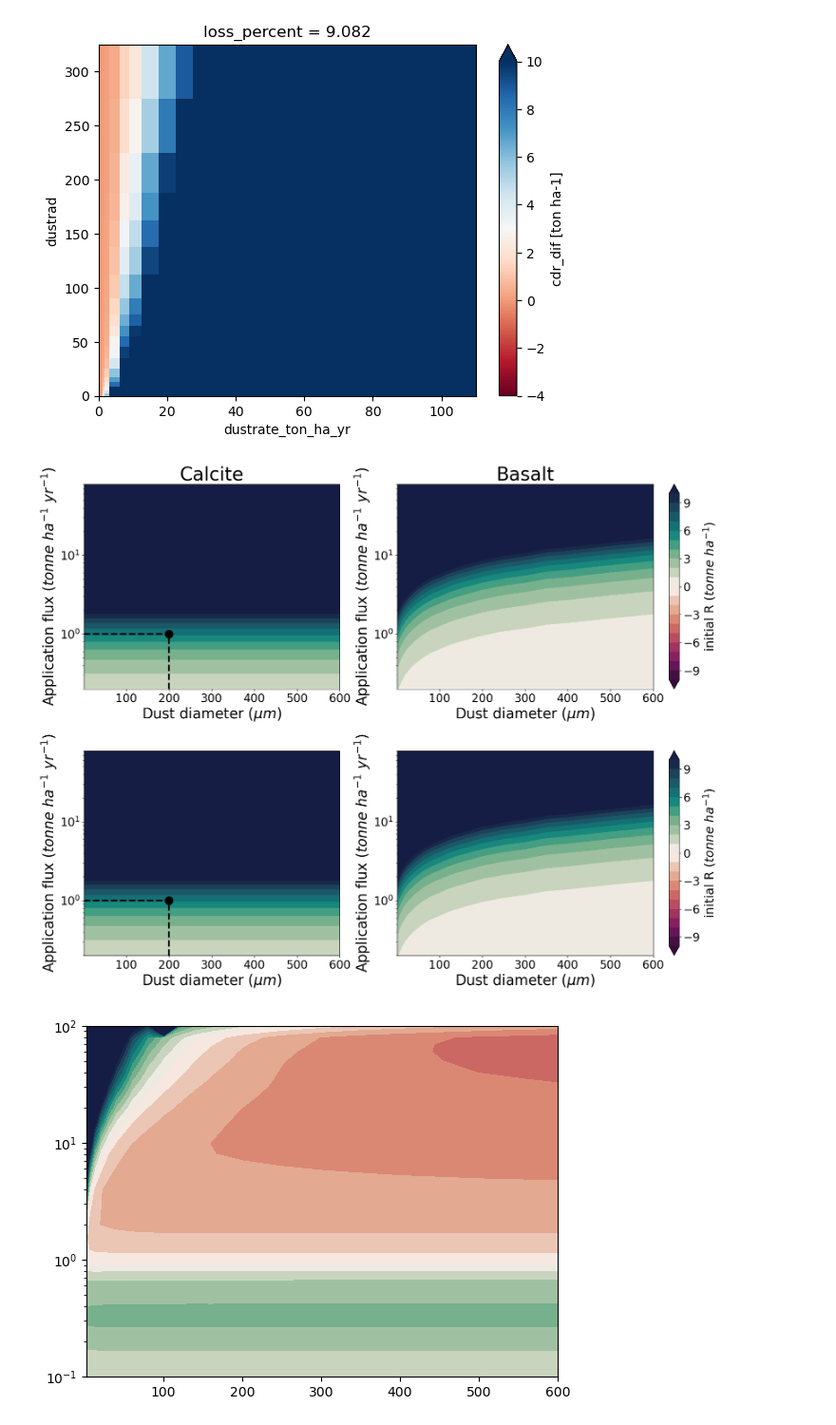
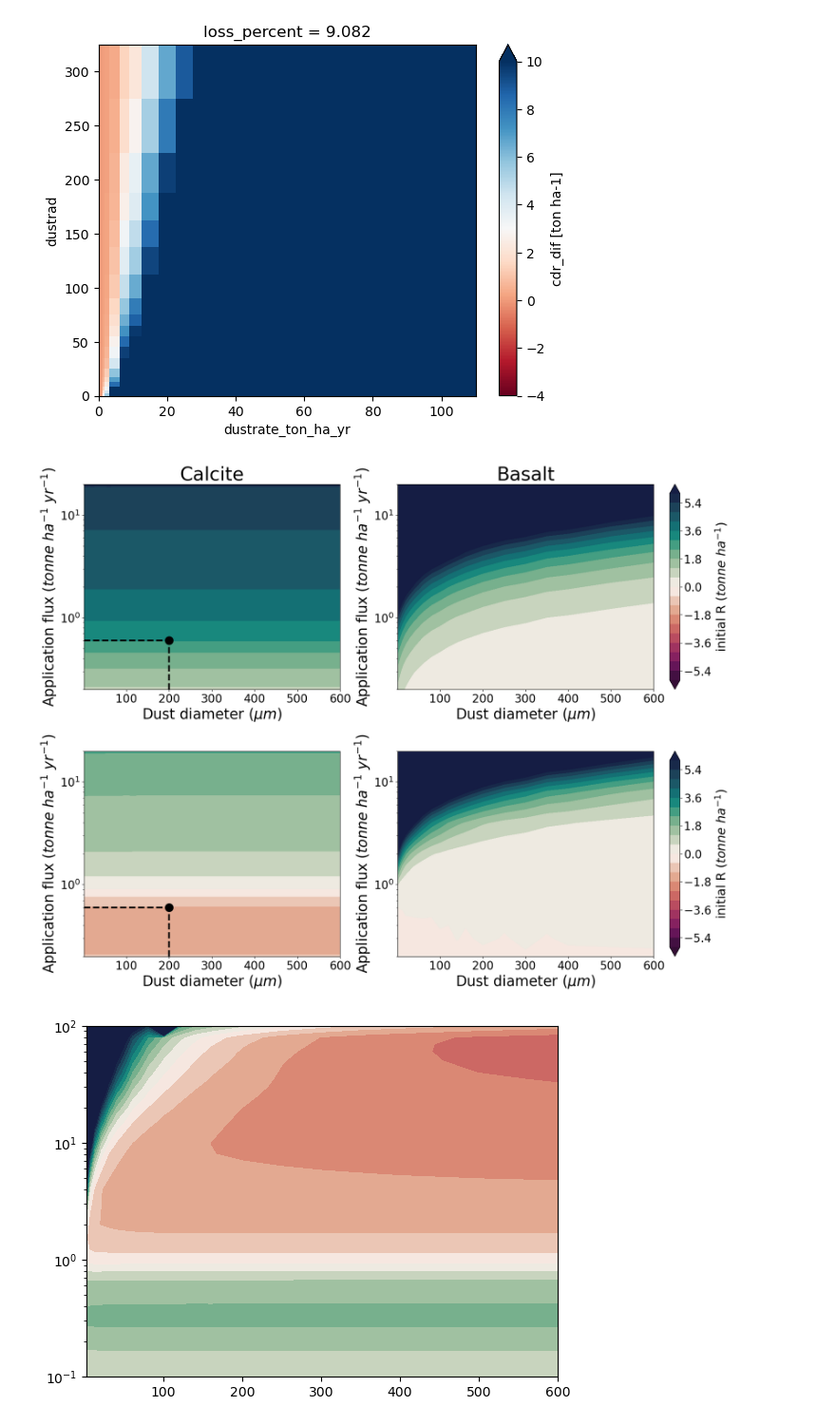
Before and after one commit to carbonplan/ew-workflows, a Jupyter notebook: scripts/scepter/figures/Fx_bas_v_agl_netR.ipynb, the cells around one changed output. Shown at 95% size. Drawn from its saved outputs; the diff is of its cells as text; code cells hidden in the pictures.

```diff
--- a/scripts/scepter/figures/Fx_bas_v_agl_netR.ipynb
+++ b/scripts/scepter/figures/Fx_bas_v_agl_netR.ipynb
@@ -20,33 +20,46 @@ import pickle
 import os
 import re
 import glob
+import s3fs
 from matplotlib.gridspec import GridSpec
 from matplotlib.colors import Normalize
 from matplotlib.cm import ScalarMappable
 
 
 # set data path
-datpath = "/home/tykukla/ew-workflows/scripts/scepter/process/runs/batch_postproc_tmp/cc-sil_psize_apprate"
+# datpath = "/home/tykukla/ew-workflows/scripts/scepter/process/runs/batch_postproc_tmp/cc-sil_psize_apprate"
+datpath = "s3://carbonplan-carbon-removal/ew-workflows-data/scepter/postprocessed/cc-sil_psize_apprate"
 
 # --- select which data to read in
 # FERT LEVEL 1
 fertLevel_1 = "hi"
 idx_1 = "001" # [(no tag): 009=0.2 ton cc/ha/yr; 012=0.5 ton cc/ha/yr; 002=0.8 ton cc/ha/yr; 011=1.4 ton cc/ha/yr]
-tag_sil_1 = "base_baek23nodp" # "basev3_multiCTRL"
+tag_sil_1 = "base_psdfull" # "base_baek23nodp" # "basev3_multiCTRL"
 
 # FERT LEVEL 2
 fertLevel_2 = "low"
 idx_2 = "001" # [(no tag): 009=0.2 ton cc/ha/yr; 012=0.5 ton cc/ha/yr; 002=0.8 ton cc/ha/yr; 011=1.4 ton cc/ha/yr]
-tag_sil_2 = "base_baek23nodp"   # "basev3_multiCTRL"
+tag_sil_2 = "base_psdfull" # "base_baek23nodp"   # "basev3_multiCTRL"
 # %%
 # ---- READ IN DATA
+files_on_s3 = True
+
+if files_on_s3:
+    fs = s3fs.S3FileSystem(anon=True)
+
 # CASE 1
 datdir_1 = f"meanAnn_shortRun_{fertLevel_1}Fert_{tag_sil_1}_{idx_1}"
 datloc_1 = os.path.join(datpath, datdir_1)
 # read in xr datasets
-dssil1 = xr.open_dataset(os.path.join(datloc_1, 'ds_sil.nc'))
-dscc1 = xr.open_dataset(os.path.join(datloc_1, 'ds_cc.nc'))
-ds_anom1 = xr.open_dataset(os.path.join(datloc_1, 'ds_anom.nc'))
+if files_on_s3:
+    dssil1 = xr.open_dataset(fs.open(os.path.join(datloc_1, 'ds_sil.nc')))
+    dscc1 = xr.open_dataset(fs.open(os.path.join(datloc_1, 'ds_cc.nc')))
+    ds_anom1 = xr.open_dataset(fs.open(os.path.join(datloc_1, 'ds_anom.nc')))
+else:
+    dssil1 = xr.open_dataset(os.path.join(datloc_1, 'ds_sil.nc'), engine='scipy')
+    dscc1 = xr.open_dataset(os.path.join(datloc_1, 'ds_cc.nc'), engine='netcdf4')
+    ds_anom1 = xr.open_dataset(os.path.join(datloc_1, 'ds_anom.nc'), engine='netcdf4')
+
 # # read in profile data
 # dssil1_v1 = xr.open_dataset(os.path.join(datloc_1, f"{varin1}_{dustsp_sil}_{varsuff}.nc"))
 # dscc1_v1 = xr.open_dataset(os.path.join(datloc_1, f"{varin1}_{dustsp_cc}_{varsuff}.nc"))
@@ -57,9 +70,15 @@ ds_anom1 = xr.open_dataset(os.path.join(datloc_1, 'ds_anom.nc'))
 datdir_2 = f"meanAnn_shortRun_{fertLevel_2}Fert_{tag_sil_2}_{idx_2}"
 datloc_2 = os.path.join(datpath, datdir_2)
 # read in xr datasets
-dssil2 = xr.open_dataset(os.path.join(datloc_2, 'ds_sil.nc'))
-dscc2 = xr.open_dataset(os.path.join(datloc_2, 'ds_cc.nc'))
-ds_anom2 = xr.open_dataset(os.path.join(datloc_2, 'ds_anom.nc'))
+if files_on_s3:
+    dssil2 = xr.open_dataset(fs.open(os.path.join(datloc_2, 'ds_sil.nc')))
+    dscc2 = xr.open_dataset(fs.open(os.path.join(datloc_2, 'ds_cc.nc')))
+    ds_anom2 = xr.open_dataset(fs.open(os.path.join(datloc_2, 'ds_anom.nc')))
+else:
+    dssil2 = xr.open_dataset(os.path.join(datloc_2, 'ds_sil.nc'), engine='netcdf4')
+    dscc2 = xr.open_dataset(os.path.join(datloc_2, 'ds_cc.nc'), engine='netcdf4')
+    ds_anom2 = xr.open_dataset(os.path.join(datloc_2, 'ds_anom.nc'), engine='netcdf4')
+
 # # read in profile data
 # dssil2_v1 = xr.open_dataset(os.path.join(datloc_2, f"{varin1}_{dustsp_sil}_{varsuff}.nc"))
 # dscc2_v1 = xr.open_dataset(os.path.join(datloc_2, f"{varin1}_{dustsp_cc}_{varsuff}.nc"))
@@ -169,11 +190,11 @@ fs_title = 33    # plot title
 fs_cbarlab = 22  # colorbar title
 fs_cbartick = 20 # colorbar ticks
 # color limits
-cmin, cmax = -5, 5
+cmin, cmax = -6., 6.
 cbar_extend = "both"    # both, max, or min
 # axis limits
 xmin, xmax = (2 if logX else 1), 600
-ymin, ymax = (0.2 if logY else 0), 80
+ymin, ymax = (0.2 if logY else 0), 20
 # *****************************
 
 # x and y arrays
@@ -257,34 +278,34 @@ if (applevel_show == 1) | (applevel_show == 12):
     plt.tick_params(axis='both', labelsize=fs_tick)
     cbar = plt.colorbar(contour)
     cbar.set_label(r"initial R $(tonne\ ha^{-1})$", fontsize=fs_cbarlab)
     cbar.ax.tick_params(labelsize=fs_cbartick)
     (plt.xscale('log') if logX else "")
     (plt.yscale('log') if logY else "")
     plt.xlim(xmin, xmax)
     plt.ylim(ymin, ymax)
 
     # --- cc
     ax = plt.subplot(spec[2-spec_dx1])
     contour = plt.contourf(x1cc*2,y1cc,dscc1_p3.transpose(),
                             levels=np.linspace(cmin, cmax, 21), cmap = col, vmin=cmin, vmax=cmax, extend=cbar_extend)
     # contour_line = plt.contour(x1cc,y1cc,dscc1_p3.transpose(),levels=[0], colors='black', linewidths=2)
     # plt.axhline(y=50, color='darkgray', linestyle='dashed', linewidth=1)
     # ****
     if addLimeBaseline:
         plt.vlines(x=cf_dustrad, ymin=ymin, ymax=cf_apprate, colors=ptcol, linestyles='dashed', linewidths=lwd_base)    # vertical line
         plt.hlines(y=cf_apprate, xmin=xmin, xmax=cf_dustrad, colors=ptcol, linestyles='dashed', linewidths=lwd_base)    # horizontal line
         plt.scatter(cf_dustrad, cf_apprate, s=ptsize, c=ptcol)   # point
     # ****
     plt.xlabel(r"Dust diameter $(\mu m)$", fontsize=fs_xlab)
     plt.ylabel(r"Application flux $(tonne\ ha^{-1}\ yr^{-1})$", fontsize=fs_xlab)
     plt.tick_params(axis='both', labelsize=fs_tick)
     # (plt.title("aglime", fontsize=fs_title) if include_titles else "")
     (plt.xscale('log') if logX else "")
     (plt.yscale('log') if logY else "")
     plt.xlim(xmin, xmax)
     plt.ylim(ymin, ymax)
 # %% [output]
-[figure, old version]
+[figure, new version]
 # %%
 plt.contourf(x1cc*2,y1cc, dssil1_p3.transpose()-dscc1_p3.transpose(),
                             levels=np.linspace(cmin, cmax, 21), cmap = col, vmin=cmin, vmax=cmax, extend=cbar_extend)
```
Also changed, not shown: parts of 2 cells of this notebook, 6 other files.
